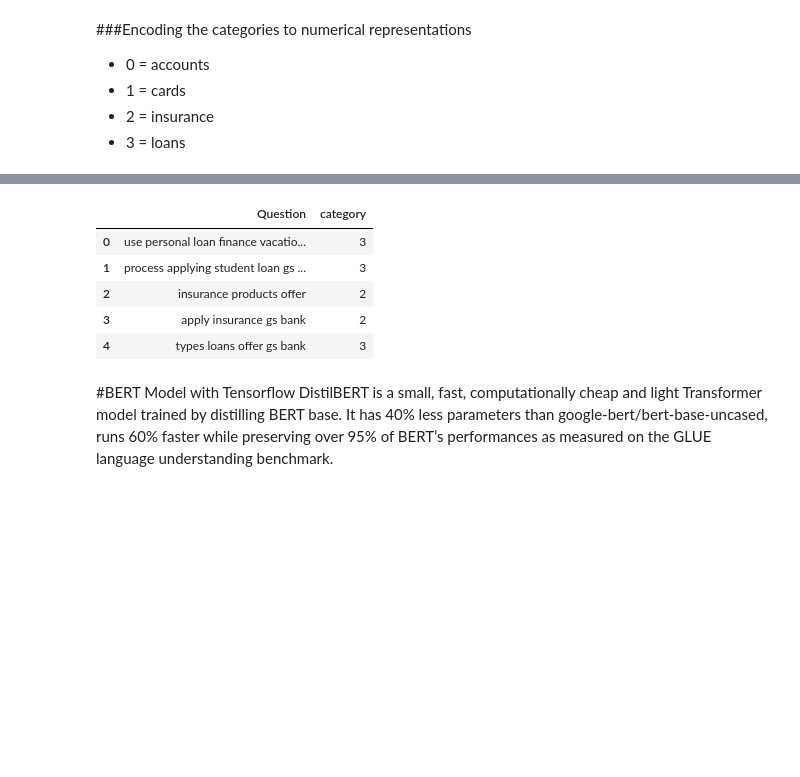
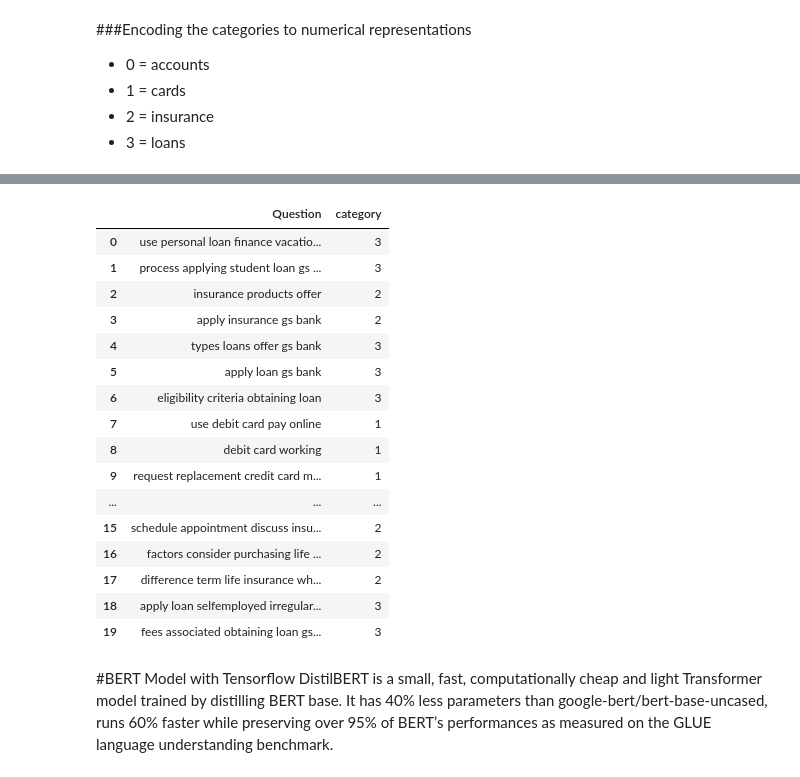
Before and after one commit to Sonlha1/ProjectCustomerChurn, a Jupyter notebook: LLM.ipynb, the cells around one changed output, grey strips where cells are left out. Cells and saved outputs as stored; diff of their text form; code cells hidden in the pictures; blank space fills up the shorter version.

```diff
--- a/LLM.ipynb
+++ b/LLM.ipynb
@@ -401,6 +419,6 @@ from sklearn.preprocessing import LabelEncoder
 label_encoder = LabelEncoder()
 
 # Encode the 'Class' column
-df['Class_Label'] = label_encoder.fit_transform(df['Class'])
+df['category'] = label_encoder.fit_transform(df['Class'])
 df.head(23)
 # %% [output]
@@ -443,16 +461,29 @@ df.head(23)
 | 1664 | check balance gs bank isic forexp... | You can check the balance on ISIC... | cards | 14 | 1 | 1 |
 | 1981 | gs bank offer loan deferment forb... | Yes GS Bank offers loan deferment... | loans | 9 | 3 | 3 |
 # %%
-df = df.drop(['Answer', 'Class', 'count_words','Question_Length'], axis=1)
+df = df.drop(['Answer', 'Class', 'count_words'], axis=1)
+# %%
+df = df.drop(['Class_Label'], axis=1)
 # %%
-df.head()
+df.head(20)
 # %% [output]
 |  | Question | category |
 | 0 | use personal loan finance vacatio... | 3 |
 | 1 | process applying student loan gs ... | 3 |
 | 2 | insurance products offer | 2 |
 | 3 | apply insurance gs bank | 2 |
 | 4 | types loans offer gs bank | 3 |
+| 5 | apply loan gs bank | 3 |
+| 6 | eligibility criteria obtaining loan | 3 |
+| 7 | use debit card pay online | 1 |
+| 8 | debit card working | 1 |
+| 9 | request replacement credit card m... | 1 |
+| ... | ... | ... |
+| 15 | schedule appointment discuss insu... | 2 |
+| 16 | factors consider purchasing life ... | 2 |
+| 17 | difference term life insurance wh... | 2 |
+| 18 | apply loan selfemployed irregular... | 3 |
+| 19 | fees associated obtaining loan gs... | 3 |
 # %% [markdown]
 #BERT Model with Tensorflow
 DistilBERT is a small, fast, computationally cheap and light Transformer model trained by distilling BERT base. It has 40% less parameters than google-bert/bert-base-uncased, runs 60% faster while preserving over 95% of BERT’s performances as measured on the GLUE language understanding benchmark.
```
Also changed, not shown: parts of 4 cells of this notebook.
